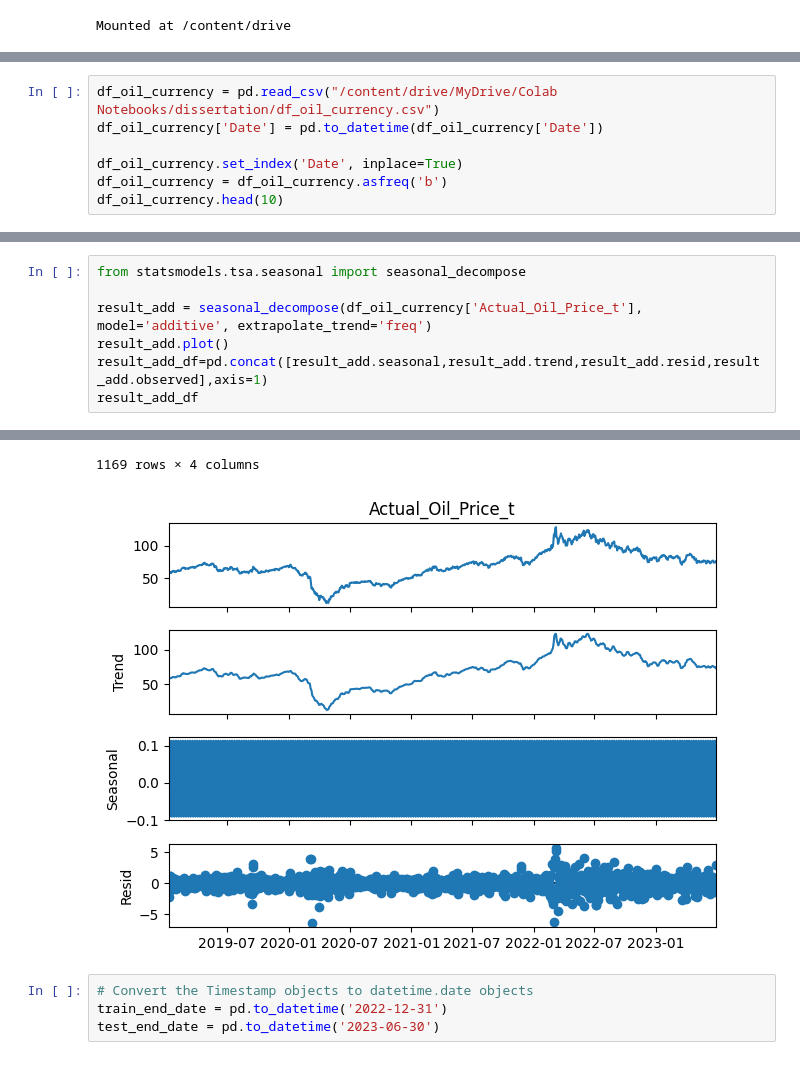
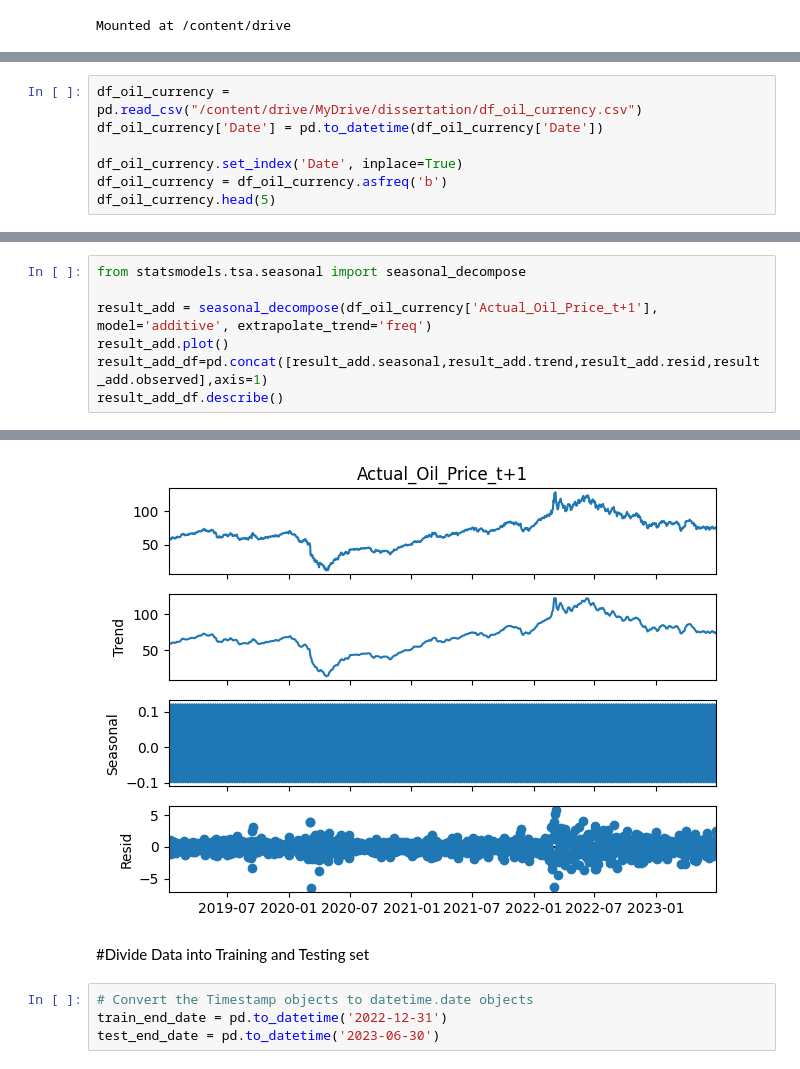
Before and after one commit to pravin-raut/TimeSeries_USD-EUR_WithOilImpact, a Jupyter notebook: 02_Currency_&_Oil_Forecast_ARIMA.ipynb, the cells around one changed output, grey strips where cells are left out. Saved outputs shown, nothing was run; the diff lists cells and outputs as text.

```diff
--- a/02_Currency_&_Oil_Forecast_ARIMA.ipynb
+++ b/02_Currency_&_Oil_Forecast_ARIMA.ipynb
@@ -34,8 +41,8 @@ Mounted at /content/drive
 # %%
-df_oil_currency = pd.read_csv("/content/drive/MyDrive/Colab Notebooks/dissertation/df_oil_currency.csv")
+df_oil_currency = pd.read_csv("/content/drive/MyDrive/dissertation/df_oil_currency.csv")
 df_oil_currency['Date'] = pd.to_datetime(df_oil_currency['Date'])
 
 df_oil_currency.set_index('Date', inplace=True)
 df_oil_currency = df_oil_currency.asfreq('b')
-df_oil_currency.head(10)
+df_oil_currency.head(5)
 # %% [output]
@@ -78,8 +77,8 @@ result_add_df
 # %%
 from statsmodels.tsa.seasonal import seasonal_decompose
 
-result_add = seasonal_decompose(df_oil_currency['Actual_Oil_Price_t'], model='additive', extrapolate_trend='freq')
+result_add = seasonal_decompose(df_oil_currency['Actual_Oil_Price_t+1'], model='additive', extrapolate_trend='freq')
 result_add.plot()
 result_add_df=pd.concat([result_add.seasonal,result_add.trend,result_add.resid,result_add.observed],axis=1)
-result_add_df
+result_add_df.describe()
 # %% [output]
@@ -99,5 +94,6 @@ result_add_df
-1169 rows × 4 columns
-[figure, old version]
+[figure, new version]
+# %% [markdown]
+#Divide Data into Training and Testing set
 # %%
 # Convert the Timestamp objects to datetime.date objects
 train_end_date = pd.to_datetime('2022-12-31')
```
Also changed, not shown: parts of 89 cells of this notebook.
